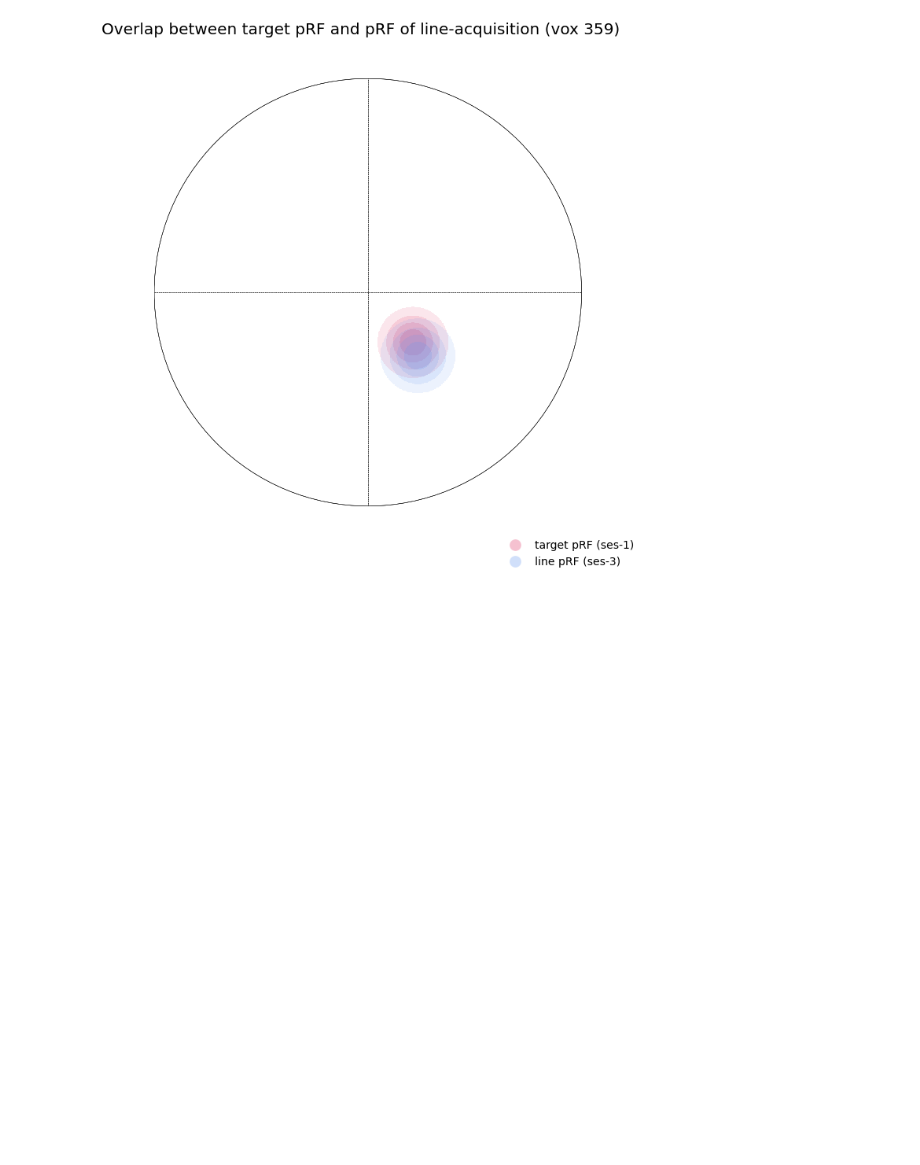
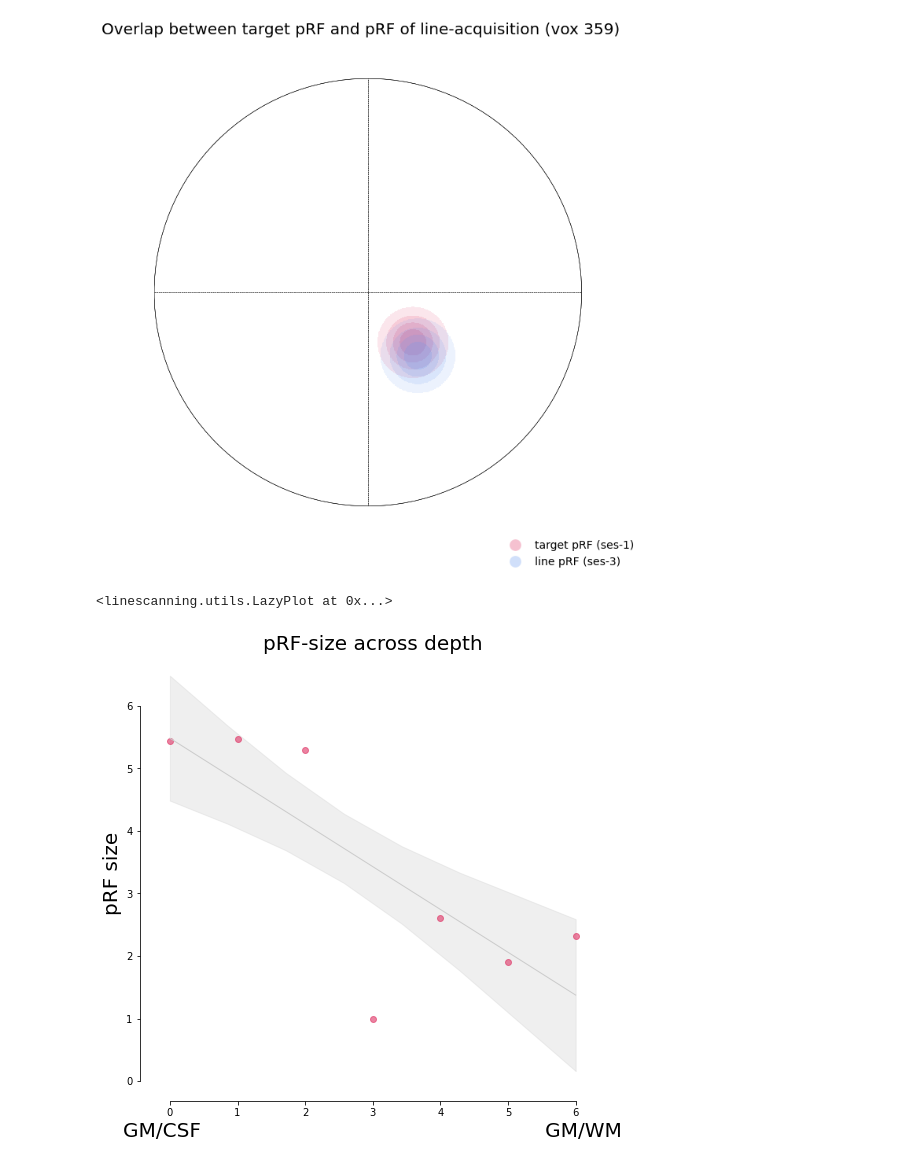
Before and after one commit to spinoza-centre/pRFline, a Jupyter notebook: notebooks/prf/exp_lineprf.ipynb, the cells around one changed output. Saved outputs shown, nothing was run; the diff lists cells and outputs as text; code cells hidden in the pictures; blank space fills up the shorter version.

Commit message:
Add pRF-size across depth figure (#6)

```diff
--- a/notebooks/prf/exp_lineprf.ipynb
+++ b/notebooks/prf/exp_lineprf.ipynb
@@ -406,3 +413,25 @@ fig.savefig(img)
 # %% [output]
 Distance of centers between target pRF and line PRF = 1.06
 [figure]
+# %%
+fig, axs = plt.subplots(figsize=(8,8))
+
+prf_size = modelling.norm_iter[...,2]
+cf = utils.CurveFitter(prf_size, order=1, verbose=False)
+
+axs.plot(cf.x, prf_size, 'o', color=colors[0], alpha=0.6)
+utils.LazyPlot(cf.y_pred_upsampled,
+               xx=cf.x_pred_upsampled,
+               error=cf.ci_upsampled,
+               axs=axs,
+               color="#cccccc",
+               x_label="GM/CSF                                                      GM/WM",
+               y_label="pRF size",
+               title="pRF-size across depth",
+               set_xlim_zero=False,
+               sns_trim=True,
+               line_width=1,
+               font_size=20)
+# %% [output]
+<linescanning.utils.LazyPlot at 0x...>
+[figure, added]
```
Also changed, not shown: parts of 3 cells of this notebook.
